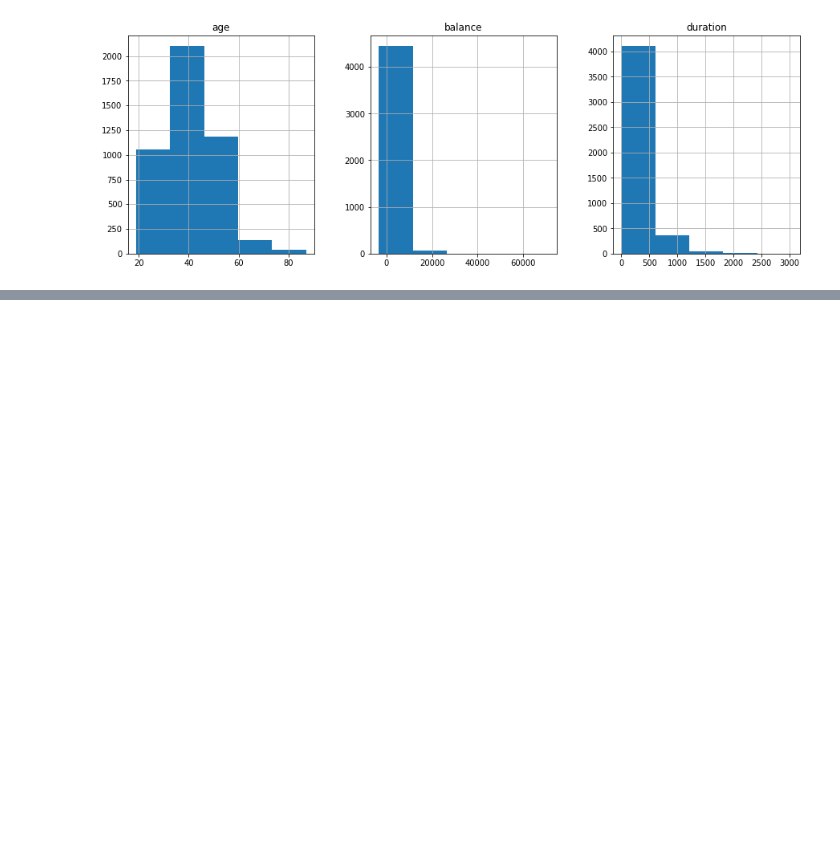
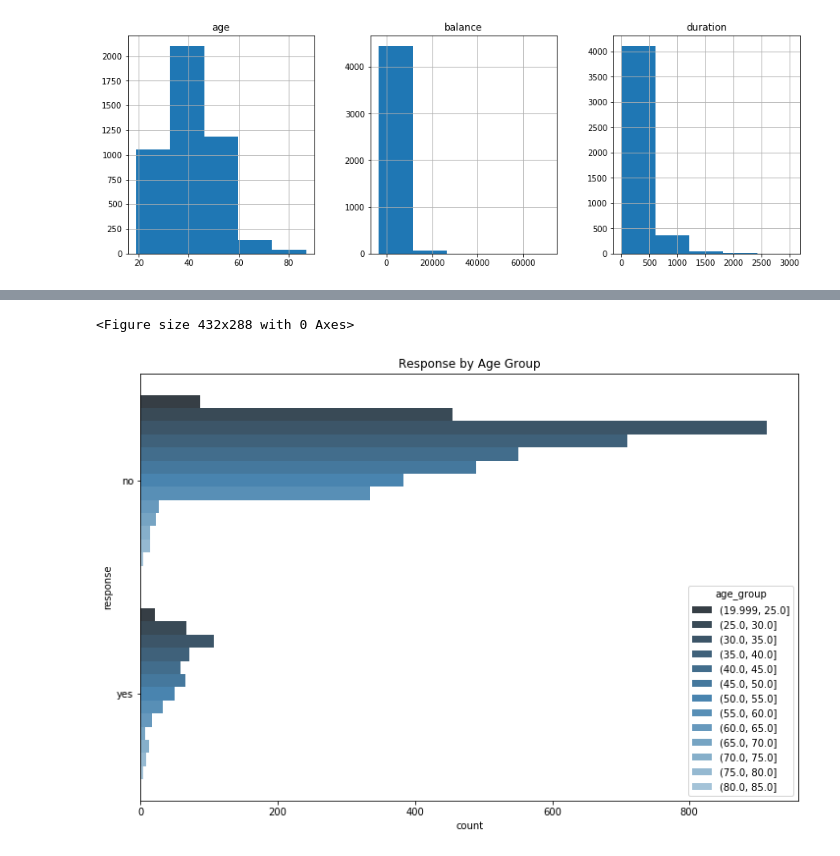
Before and after one commit to bmoretz/Notebooks, a Jupyter notebook: MSDS422/Assignment_02/Assignment_02.ipynb, the cells around one changed output, grey strips where cells are left out. Cells and saved outputs as stored; diff of their text form; code cells hidden in the pictures; blank space fills up the shorter version.

```diff
--- a/MSDS422/Assignment_02/Assignment_02.ipynb
+++ b/MSDS422/Assignment_02/Assignment_02.ipynb
@@ -88,0 +88,4 @@ bank.plot( x = balance)
+# %%
+# Use age distribution to cut into bins
+bank['age_group'] = pd.cut(bank.age, bins=[g for g in range(20, 90, 5)], include_lowest=True)
+bank.head()
@@ -88,0 +99,9 @@ bank.plot( x = balance)
+# %%
+fig=plt.figure()
+fig, ax = plt.subplots(figsize=(12,8))
+sns.countplot(y='response', hue='age_group', data=bank, palette="Blues_d")
+plt.title('Response by Age Group')
+plt.show()
+# %% [output]
+<Figure size 432x288 with 0 Axes>
+[figure, added]
```
Also changed, not shown: parts of 3 cells of this notebook.
